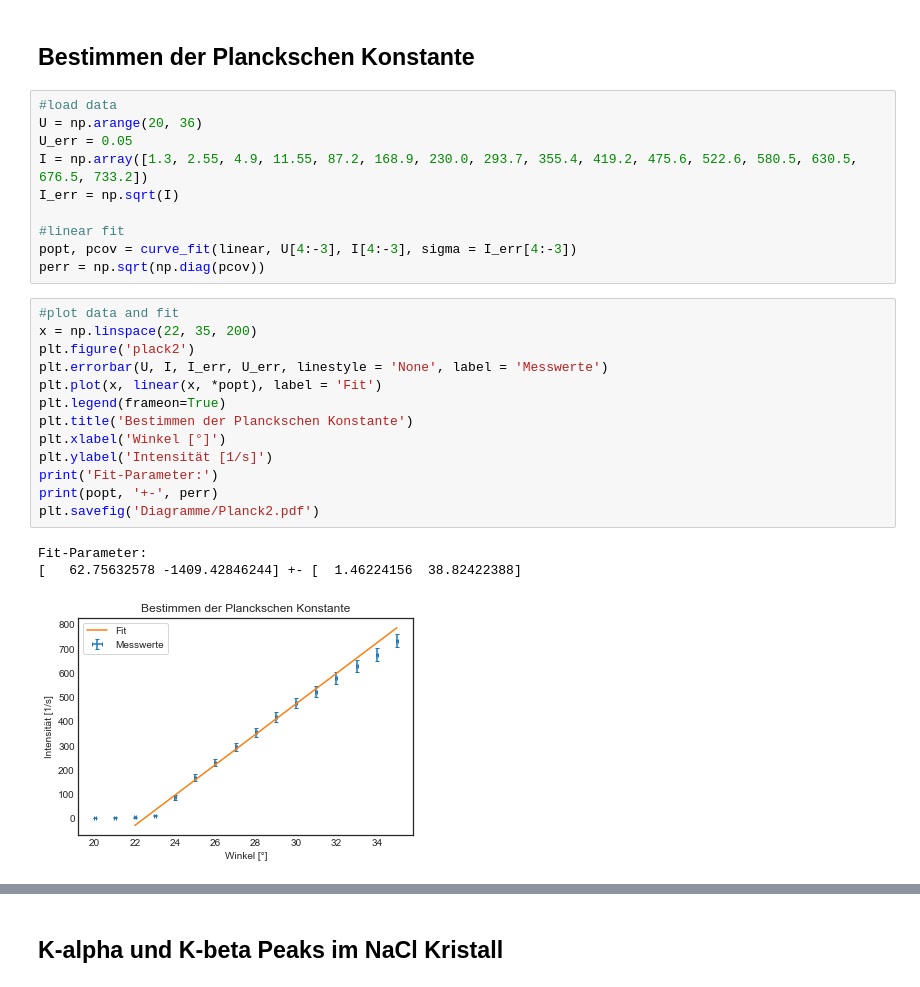
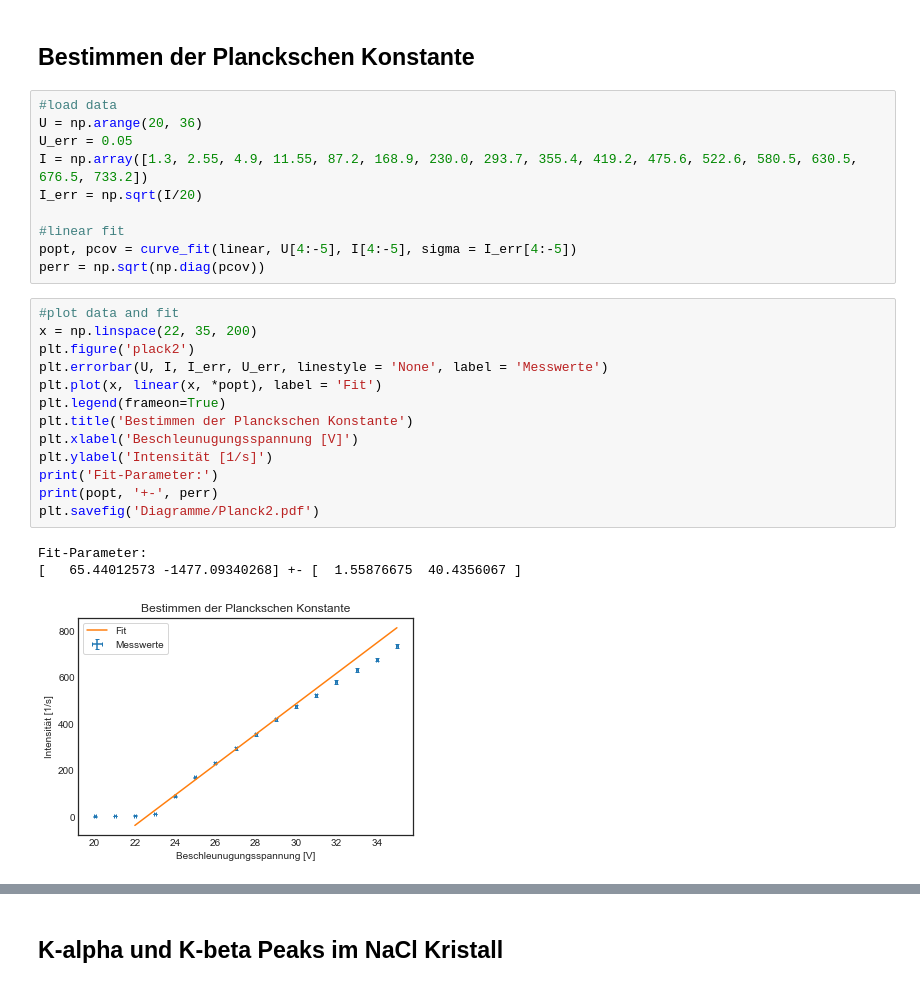
Before and after one commit to MajestyQ/Lectures, a Jupyter notebook: Praktikum/PAP 2.2/255 - Röntgenspektrometer/255q.ipynb, the cells around one changed output, grey strips where cells are left out. Drawn from its saved outputs; the diff is of its cells as text.

```diff
--- a/Praktikum/PAP 2.2/255 - Röntgenspektrometer/255q.ipynb
+++ b/Praktikum/PAP 2.2/255 - Röntgenspektrometer/255q.ipynb
@@ -265,25 +327,25 @@ Fitwahrscheinlichkeit = 97.0 %
 U = np.arange(20, 36)
 U_err = 0.05
 I = np.array([1.3, 2.55, 4.9, 11.55, 87.2, 168.9, 230.0, 293.7, 355.4, 419.2, 475.6, 522.6, 580.5, 630.5, 676.5, 733.2])
-I_err = np.sqrt(I)
+I_err = np.sqrt(I/20)
 
 #linear fit
-popt, pcov = curve_fit(linear, U[4:-3], I[4:-3], sigma = I_err[4:-3])
+popt, pcov = curve_fit(linear, U[4:-5], I[4:-5], sigma = I_err[4:-5])
 perr = np.sqrt(np.diag(pcov))
 # %%
 #plot data and fit
 x = np.linspace(22, 35, 200)
 plt.figure('plack2')
 plt.errorbar(U, I, I_err, U_err, linestyle = 'None', label = 'Messwerte')
 plt.plot(x, linear(x, *popt), label = 'Fit')
 plt.legend(frameon=True)
 plt.title('Bestimmen der Planckschen Konstante')
-plt.xlabel('Winkel [°]')
+plt.xlabel('Beschleunugungsspannung [V]')
 plt.ylabel('Intensität [1/s]')
 print('Fit-Parameter:')
 print(popt, '+-', perr)
 plt.savefig('Diagramme/Planck2.pdf')
 # %% [output]
 Fit-Parameter:
-[   62.75632578 -1409.42846244] +- [  1.46224156  38.82422388]
+[   65.44012573 -1477.09340268] +- [  1.55876675  40.4356067 ]
-[figure, old version]
+[figure, new version]
```
Also changed, not shown: parts of 21 cells of this notebook, 14 other files.
